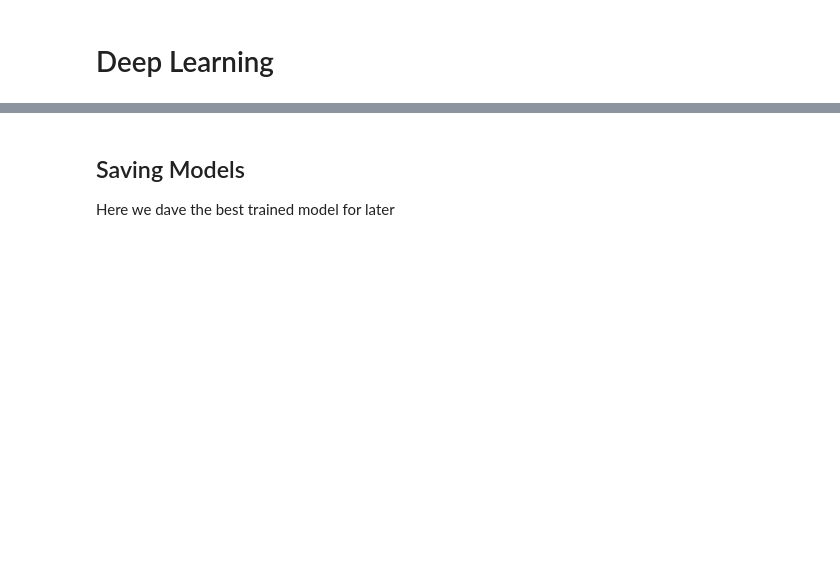
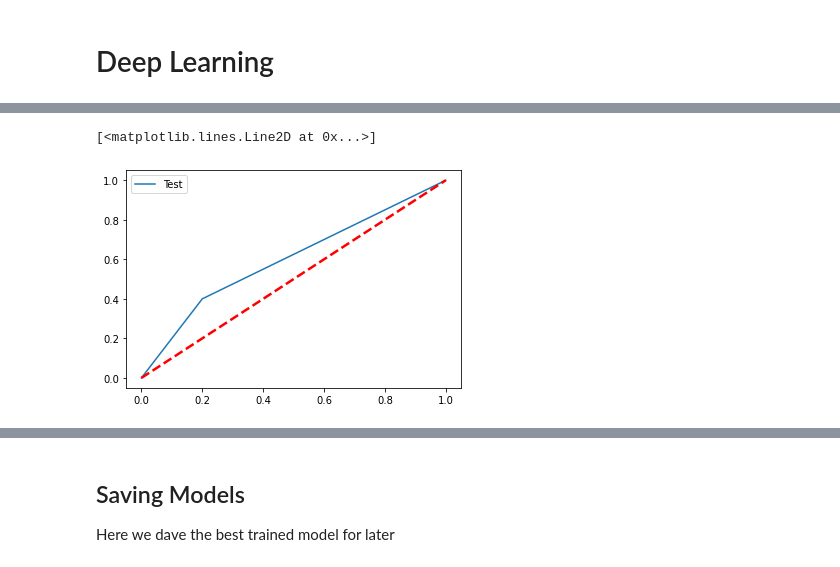
Before and after one commit to hzorkic/machine_learning_and_molecular_docking_for_drug_discovery, a Jupyter notebook: COAD Analysis.ipynb, the cells around one changed output, grey strips where cells are left out. Saved outputs shown, nothing was run; the diff lists cells and outputs as text; code cells hidden in the pictures; blank space fills up the shorter version.

```diff
--- a/COAD Analysis.ipynb
+++ b/COAD Analysis.ipynb
@@ -474,0 +368,34 @@ Overall Acc is:
+# %%
+# Test Set - now that we've trained, we can now use test set to
+
+# run it foward - to predict using TEST
+results=estimator.predict(x_test)
+
+# Create Confusion matrix using prediction + truth
+cm=confusion_matrix(y_test, results)
+
+# Generate ROC Curve
+fpr_kera, tpr_kera, thresholds_rf = roc_curve(y_test, results)
+
+# Calculate AUC (Area under the ROC Curve )
+test_auc_k = auc(fpr_kera, tpr_kera)
+
+# label for plot
+lab='Test'
+plt.plot(fpr_kera, tpr_kera, label=lab)
+
+'''
+# show results FOR TEST + Overall Train
+print('\nTest Data:')
+print(cm)
+print('Accuracy:',round((cm[1,1]+cm[0,0])/15,4))
+print('AUC: %.4f'%(auc_k))
+print('\nOverall Acc is:\n%.4f'%(sum(acc)/4))
+'''
+
+# plot adjustment
+plt.legend()
+plt.plot([0, 1], [0, 1],'r--',linewidth=2.5)
+# %% [output]
+[<matplotlib.lines.Line2D at 0x...>]
+[figure, added]
```
Also changed, not shown: parts of 12 cells of this notebook.
